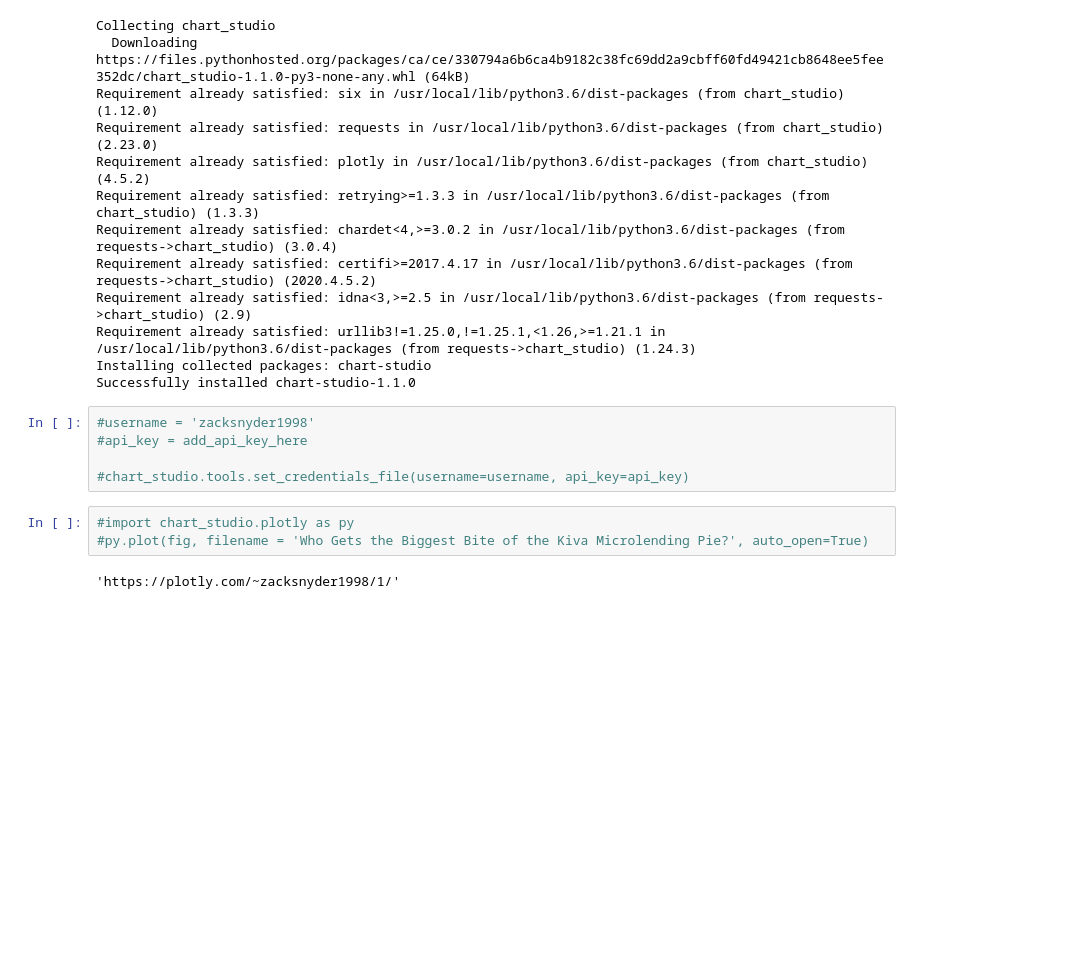
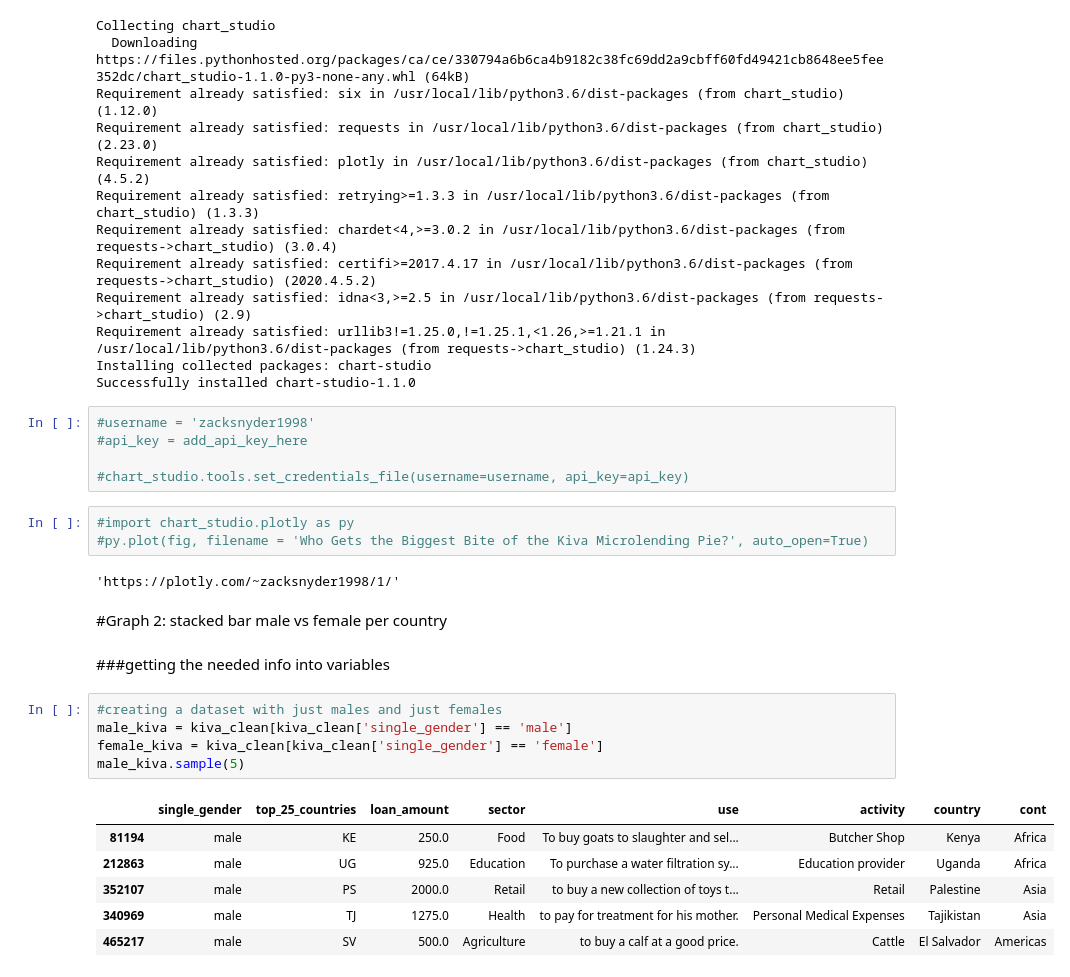
Before and after one commit to zacksnyder-lsds/Unit_1_build_week, a Jupyter notebook: Unit_1_build_week.ipynb, the cells around one changed output. Saved outputs shown, nothing was run; the diff lists cells and outputs as text; blank space fills up the shorter version.

```diff
--- a/Unit_1_build_week.ipynb
+++ b/Unit_1_build_week.ipynb
@@ -369,3 +369,19 @@ Successfully installed chart-studio-1.1.0
 #py.plot(fig, filename = 'Who Gets the Biggest Bite of the Kiva Microlending Pie?', auto_open=True)
 # %% [output]
 'https://plotly.com/~zacksnyder1998/1/'
+# %% [markdown]
+#Graph 2: stacked bar male vs female per country
+# %% [markdown]
+###getting the needed info into variables
+# %%
+#creating a dataset with just males and just females
+male_kiva = kiva_clean[kiva_clean['single_gender'] == 'male']
+female_kiva = kiva_clean[kiva_clean['single_gender'] == 'female']
+male_kiva.sample(5)
+# %% [output]
+|  | single_gender | top_25_countries | loan_amount | sector | use | activity | country | cont |
+| 81194 | male | KE | 250.0 | Food | To buy goats to slaughter and sel... | Butcher Shop | Kenya | Africa |
+| 212863 | male | UG | 925.0 | Education | To purchase a water filtration sy... | Education provider | Uganda | Africa |
+| 352107 | male | PS | 2000.0 | Retail | to buy a new collection of toys t... | Retail | Palestine | Asia |
+| 340969 | male | TJ | 1275.0 | Health | to pay for treatment for his mother. | Personal Medical Expenses | Tajikistan | Asia |
+| 465217 | male | SV | 500.0 | Agriculture | to buy a calf at a good price. | Cattle | El Salvador | Americas |
```
Also changed, not shown: parts of 4 cells of this notebook.
